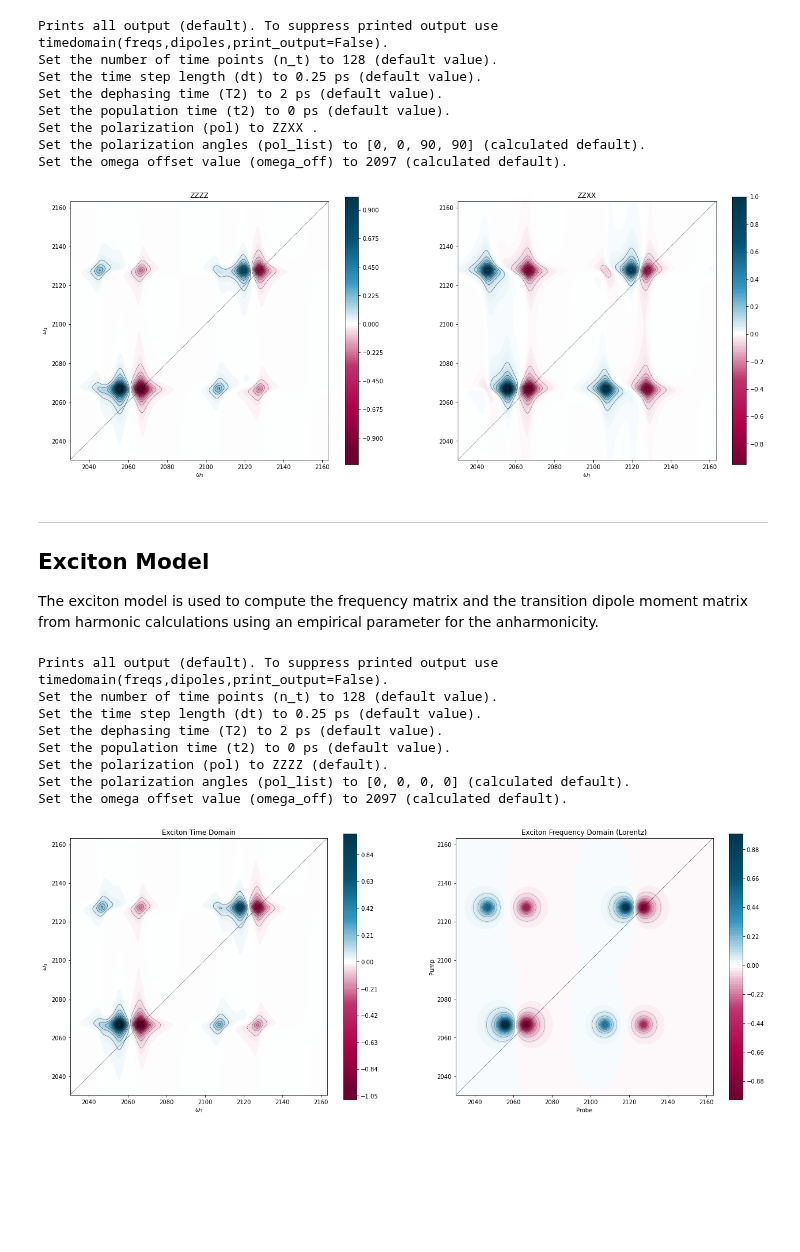
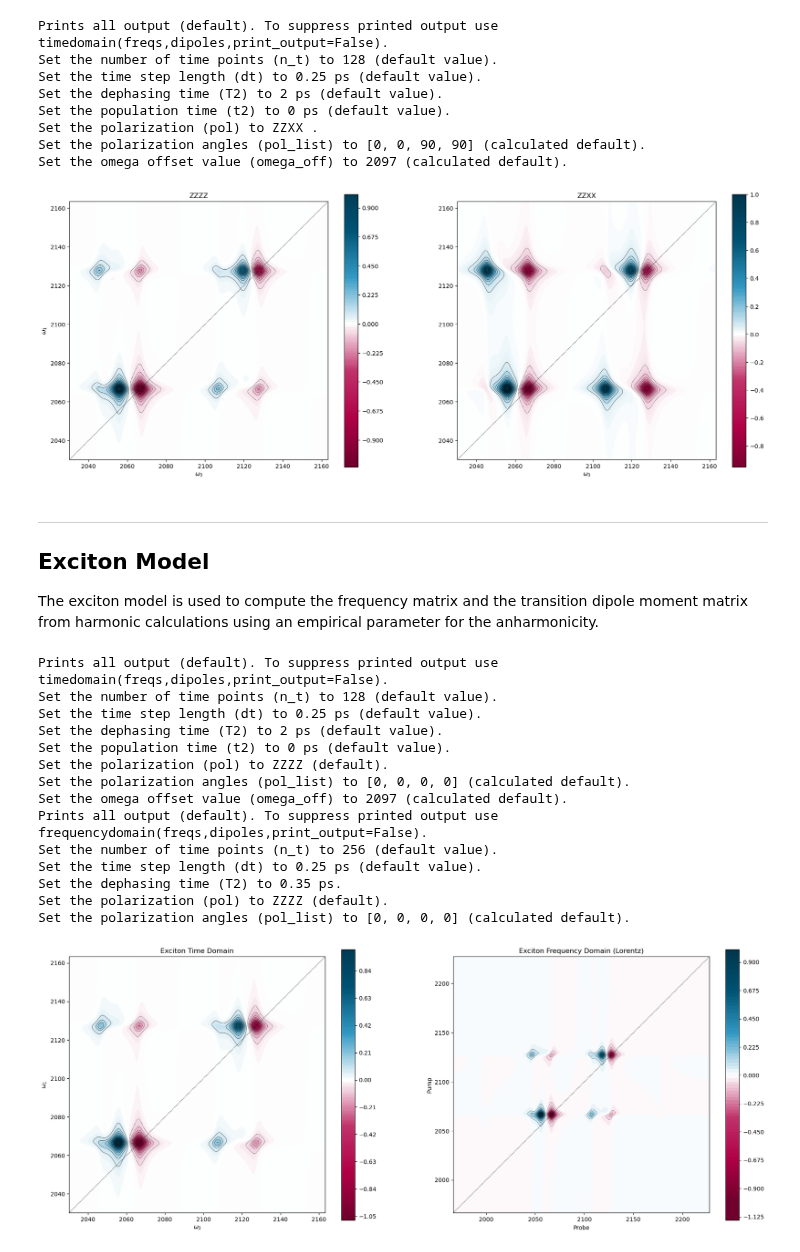
Before and after one commit to chjacob-tubs/Vibrations2D, a Jupyter notebook: How_to_2DIR_spectra.ipynb, the cells around one changed output. Drawn from its saved outputs; the diff is of its cells as text; code cells hidden in the pictures; blank space fills up the shorter version.

```diff
--- a/How_to_2DIR_spectra.ipynb
+++ b/How_to_2DIR_spectra.ipynb
@@ -196,7 +220,7 @@ timedomain(VCI_freq,VCI_dipo,n_t=n_t,dt=dt,T2=T2,pol=pol,pol_list=pol_list,omega
 All calculations can also be done for the harmonic spectra!
 # %%
 R, ticks = timedomain(VCI_freq,VCI_dipo).get_absorptive_spectrum()
-R = spectra.norm_2d_spectrum(R,R.max())
+R = R/R.max()
 # %% [output]
 Prints all output (default). To suppress printed output use timedomain(freqs,dipoles,print_output=False).
 Set the number of time points (n_t) to 128 (default value).
@@ -208,7 +232,7 @@ Set the polarization angles (pol_list) to [0, 0, 0, 0] (calculated default).
 Set the omega offset value (omega_off) to 2097 (calculated default).
 # %%
 R_ZZXX, ticks_ZZXX = timedomain(VCI_freq,VCI_dipo,pol='ZZXX').get_absorptive_spectrum()
-R_ZZXX = spectra.norm_2d_spectrum(R_ZZXX,R_ZZXX.max())
+R_ZZXX = R_ZZXX/R_ZZXX.max()
 # %% [output]
 Prints all output (default). To suppress printed output use timedomain(freqs,dipoles,print_output=False).
 Set the number of time points (n_t) to 128 (default value).
@@ -224,11 +248,11 @@ fig, (ax1, ax2) = plt.subplots(1, 2, figsize=(22,10))
 ax1.plot([min(ticks),max(ticks)], [min(ticks),max(ticks)], ls="--", c="0", linewidth=0.5)
 ax2.plot([min(ticks_ZZXX),max(ticks_ZZXX)], [min(ticks_ZZXX),max(ticks_ZZXX)], ls="--", c="0", linewidth=0.5)
 
-im1 = ax1.contourf(ticks, ticks, R, 200, alpha=1, cmap=ccmap1, vmax=abs(R.max()), vmin=-abs(R.max()))
-im2 = ax2.contourf(ticks_ZZXX, ticks_ZZXX, R_ZZXX, 200, alpha=1, cmap=ccmap1, vmax=abs(R_ZZXX.max()), vmin=-abs(R_ZZXX.max()))
+im1 = ax1.contourf(ticks, ticks, R, 200, alpha=1, cmap=ccmap1, vmax=abs(R).max(), vmin=-abs(R).max())
+im2 = ax2.contourf(ticks_ZZXX, ticks_ZZXX, R_ZZXX, 200, alpha=1, cmap=ccmap1, vmax=abs(R_ZZXX).max(), vmin=-abs(R_ZZXX).max())
 
 ax1.contour(ticks, ticks, R, spectra.set_line_spacing(abs(R.max()),20), colors='k', linewidths=.4)
-ax2.contour(ticks_ZZXX, ticks_ZZXX, R_ZZXX, spectra.set_line_spacing(abs(R_ZZXX.max()),20), colors='k', linewidths=.4)
+ax2.contour(ticks_ZZXX, ticks_ZZXX, R_ZZXX, spectra.set_line_spacing(abs(R_ZZXX).max(),20), colors='k', linewidths=.4)
 
 ax1.set_title('ZZZZ')
 ax2.set_title('ZZXX')
@@ -251,7 +275,7 @@ fig.colorbar(im2, ax=ax2, shrink=0.85)
 
 plt.show()
 # %% [output]
-[figure, old version]
+[figure, new version]
 # %% [markdown]
 ------------
 ## Exciton Model
@@ -261,14 +285,11 @@ The exciton model is used to compute the frequency matrix and the transition dip
 EX_freqs, EX_dipoles = excitonmodel(EXC_cmat, EXC_dipo).get_nm_freqs_dipolmat(20)
 # %%
 R_EX, ticks_EX = timedomain(EX_freqs,EX_dipoles).get_absorptive_spectrum()
-R_EX = spectra.norm_2d_spectrum(R_EX,R_EX.max())
+R_EX = R_EX/R_EX.max()
 
-excEX,bleEX,emiEX = freqdomain(EX_freqs, EX_dipoles).calc_all_2d_process()
-
-min_EX = min(ticks_EX)
-max_EX = max(ticks_EX)
-x_EX_l,y_EX_l,z_EX_l_ = spectra.get_2d_spectrum(min_EX,max_EX,excEX,bleEX,emiEX,steps=500,ftype='lorentz')
-z_EX_l = spectra.norm_2d_spectrum(z_EX_l_,np.asarray(z_EX_l_).max())
+freqdom_EX = frequencydomain(EX_freqs, EX_dipoles, T2=0.35)
+x_EX_l, z_EX_l_ = freqdom_EX.get_2d_spectrum()
+z_EX_l = z_EX_l_/z_EX_l_.max()
 # %% [output]
 Prints all output (default). To suppress printed output use timedomain(freqs,dipoles,print_output=False).
 Set the number of time points (n_t) to 128 (default value).
@@ -278,33 +299,39 @@ Set the population time (t2) to 0 ps (default value).
 Set the polarization (pol) to ZZZZ (default).
 Set the polarization angles (pol_list) to [0, 0, 0, 0] (calculated default).
 Set the omega offset value (omega_off) to 2097 (calculated default).
+Prints all output (default). To suppress printed output use frequencydomain(freqs,dipoles,print_output=False).
+Set the number of time points (n_t) to 256 (default value).
+Set the time step length (dt) to 0.25 ps (default value).
+Set the dephasing time (T2) to 0.35 ps.
+Set the polarization (pol) to ZZZZ (default).
+Set the polarization angles (pol_list) to [0, 0, 0, 0] (calculated default).
 # %%
 fig, (ax1, ax2) = plt.subplots(1, 2, figsize=(22,10))
 
 ax1.plot([min(ticks_EX),max(ticks_EX)], [min(ticks_EX),max(ticks_EX)], ls="--", c="0", linewidth=0.5)
-im1 = ax1.contourf(ticks_EX, ticks_EX, R_EX, 200, alpha=1, cmap=ccmap1, vmax=abs(R_EX.max()), vmin=-abs(R_EX.max()))
-ax1.contour(ticks_EX, ticks_EX, R_EX, spectra.set_line_spacing(abs(R_EX.max()),20), colors='k', linewidths=.4)
+im1 = ax1.contourf(ticks_EX, ticks_EX, R_EX, 200, alpha=1, cmap=ccmap1, vmax=abs(R_EX).max(), vmin=-abs(R_EX).max())
+ax1.contour(ticks_EX, ticks_EX, R_EX, spectra.set_line_spacing(abs(R_EX).max(),20), colors='k', linewidths=.4)
 
 ax1.set_title('Exciton Time Domain')
 ax1.set_ylabel('$\\omega_1$')
 ax1.set_xlabel('$\\omega_3$')
 ax1.set_xlim(min(ticks_EX),max(ticks_EX))
 ax1.set_ylim(min(ticks_EX),max(ticks_EX))
 ax1.set_aspect(1./ax1.get_data_ratio())
 fig.colorbar(im1, ax=ax1, shrink=0.85)
 
 
 ax2.set_title('Exciton Frequency Domain (Lorentz)')
-ax2.plot([min_EX,max_EX], [min_EX,max_EX], ls="--", c="0", linewidth=0.5)
-im2 = ax2.contourf(x_EX_l,y_EX_l,np.asarray(z_EX_l).T, 100, alpha=1, cmap=ccmap1, vmax=1, vmin=-1)
-ax2.contour(x_EX_l,y_EX_l,np.asarray(z_EX_l).T,spectra.set_line_spacing(abs(np.asarray(z_EX_l).max()),20),colors='k',linewidths=.25)
+ax2.plot([x_EX_l.min(),x_EX_l.max()], [x_EX_l.min(),x_EX_l.max()], ls="--", c="0", linewidth=0.5)
+im2 = ax2.contourf(x_EX_l,x_EX_l,z_EX_l, 100, alpha=1, cmap=ccmap1, vmax=1, vmin=-1)
+ax2.contour(x_EX_l,x_EX_l,z_EX_l,spectra.set_line_spacing(abs(z_EX_l).max(),20),colors='k',linewidths=.25)
 ax2.set_ylabel('Pump')
 ax2.set_xlabel('Probe')
-ax2.set_xlim(min_EX,max_EX)
-ax2.set_ylim(min_EX,max_EX)
+ax2.set_xlim(x_EX_l.min(),x_EX_l.max())
+ax2.set_ylim(x_EX_l.min(),x_EX_l.max())
 ax2.set_aspect(1./ax2.get_data_ratio())
 fig.colorbar(im2, ax=ax2, shrink=0.85)
 
 plt.show()
 # %% [output]
-[figure, old version]
+[figure, new version]
```
Also changed, not shown: parts of 9 cells of this notebook, 18 other files.
